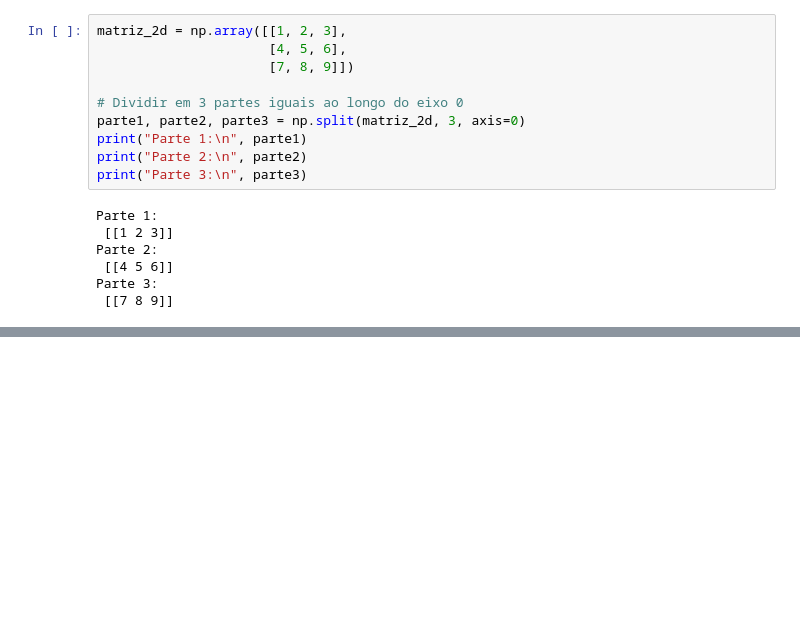
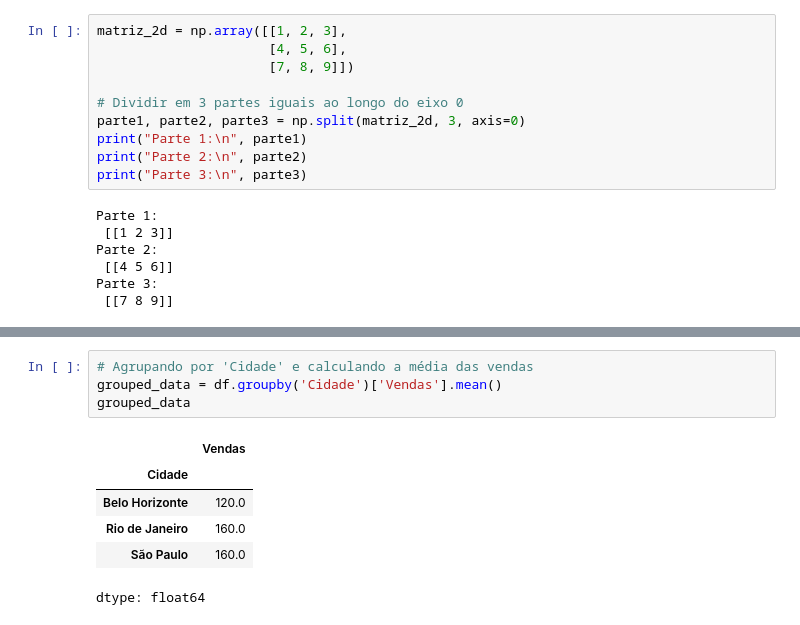
Before and after one commit to tiagopessoalima/TATI, a Jupyter notebook: Aula_Semana_02_(TATI).ipynb, the cells around one changed output, grey strips where cells are left out. Drawn from its saved outputs; the diff is of its cells as text; blank space fills up the shorter version.

```diff
--- a/Aula_Semana_02_(TATI).ipynb
+++ b/Aula_Semana_02_(TATI).ipynb
@@ -388,0 +551,11 @@ Essas ferramentas são a base para **Ciência de Dados** com Python. A partir de
+# %%
+# Agrupando por 'Cidade' e calculando a média das vendas
+grouped_data = df.groupby('Cidade')['Vendas'].mean()
+grouped_data
+# %% [output]
+|  | Vendas |
+| Cidade |  |
+| Belo Horizonte | 120.0 |
+| Rio de Janeiro | 160.0 |
+| São Paulo | 160.0 |
+dtype: float64
```
Also changed, not shown: parts of 67 cells of this notebook.
